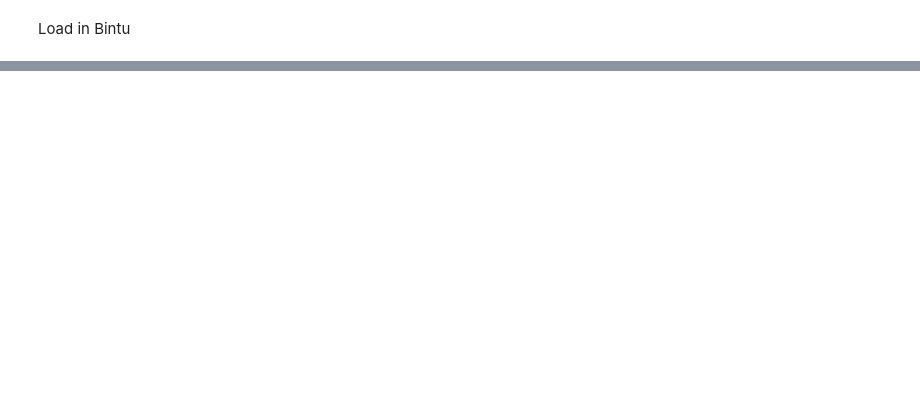
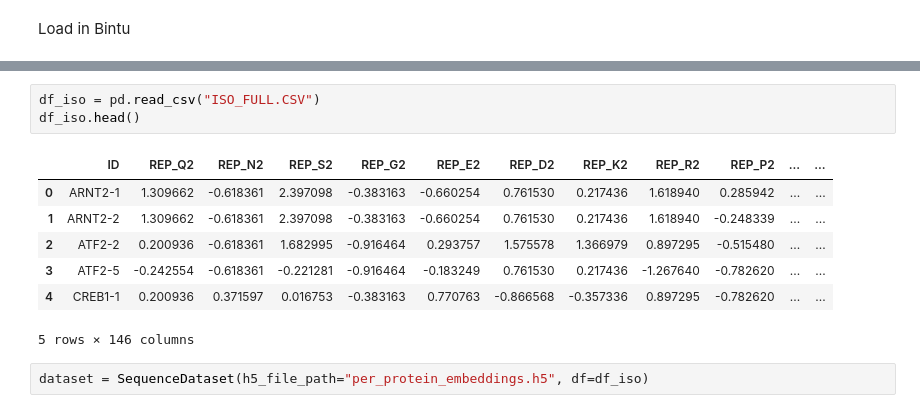
Before and after one commit to ArmandOvanessians/Disorder, a Jupyter notebook: T14.ipynb, the cells around one changed output, grey strips where cells are left out. Cells and saved outputs as stored; diff of their text form; blank space fills up the shorter version.

```diff
--- a/T14.ipynb
+++ b/T14.ipynb
@@ -571,0 +1506,13 @@ Fold 1 Metrics - Precision: 0.7826, Recall: 0.5714, F1 Score: 0.6606, AUC-ROC: 0
+# %%
+df_iso = pd.read_csv("ISO_FULL.CSV")
+df_iso.head()
+# %% [output]
+|  | ID | REP_Q2 | REP_N2 | REP_S2 | REP_G2 | REP_E2 | REP_D2 | REP_K2 | REP_R2 | REP_P2 | ... | ... |
+| 0 | ARNT2-1 | 1.309662 | -0.618361 | 2.397098 | -0.383163 | -0.660254 | 0.761530 | 0.217436 | 1.618940 | 0.285942 | ... | ... |
+| 1 | ARNT2-2 | 1.309662 | -0.618361 | 2.397098 | -0.383163 | -0.660254 | 0.761530 | 0.217436 | 1.618940 | -0.248339 | ... | ... |
+| 2 | ATF2-2 | 0.200936 | -0.618361 | 1.682995 | -0.916464 | 0.293757 | 1.575578 | 1.366979 | 0.897295 | -0.515480 | ... | ... |
+| 3 | ATF2-5 | -0.242554 | -0.618361 | -0.221281 | -0.916464 | -0.183249 | 0.761530 | 0.217436 | -1.267640 | -0.782620 | ... | ... |
+| 4 | CREB1-1 | 0.200936 | 0.371597 | 0.016753 | -0.383163 | 0.770763 | -0.866568 | -0.357336 | 0.897295 | -0.782620 | ... | ... |
+5 rows × 146 columns
+# %%
+dataset = SequenceDataset(h5_file_path="per_protein_embeddings.h5", df=df_iso)
```
Also changed, not shown: parts of 13 cells of this notebook.
